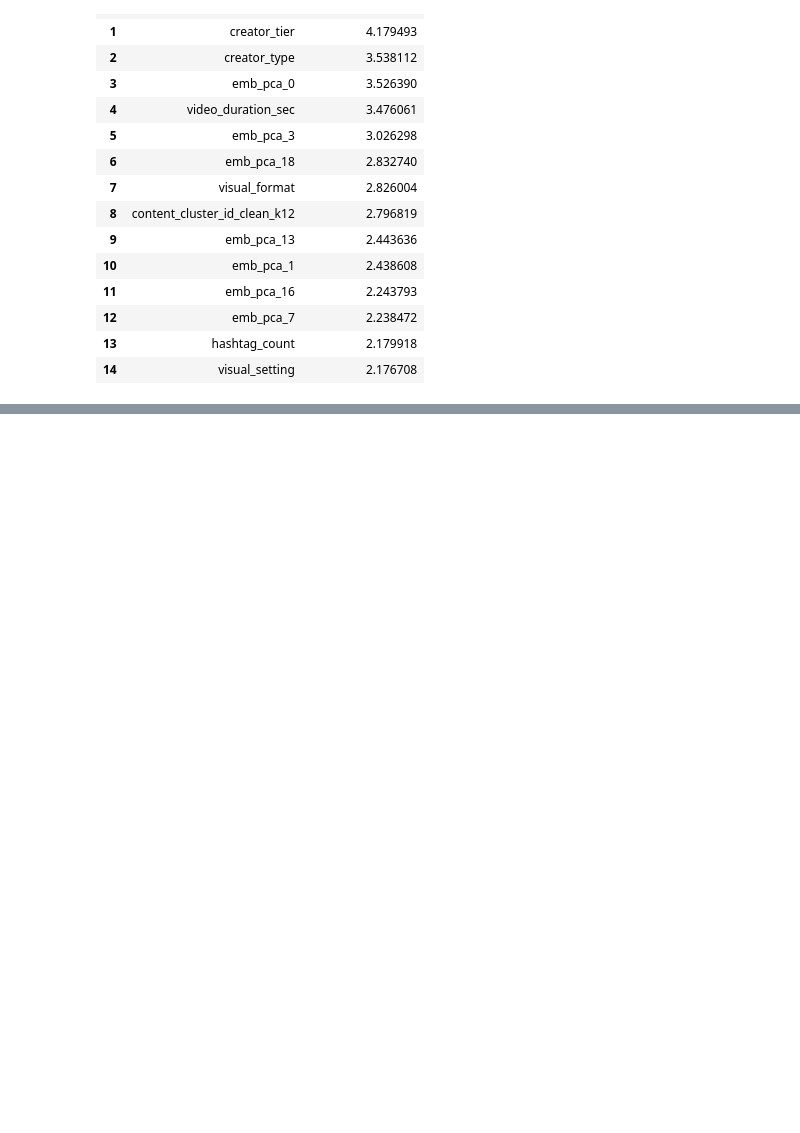
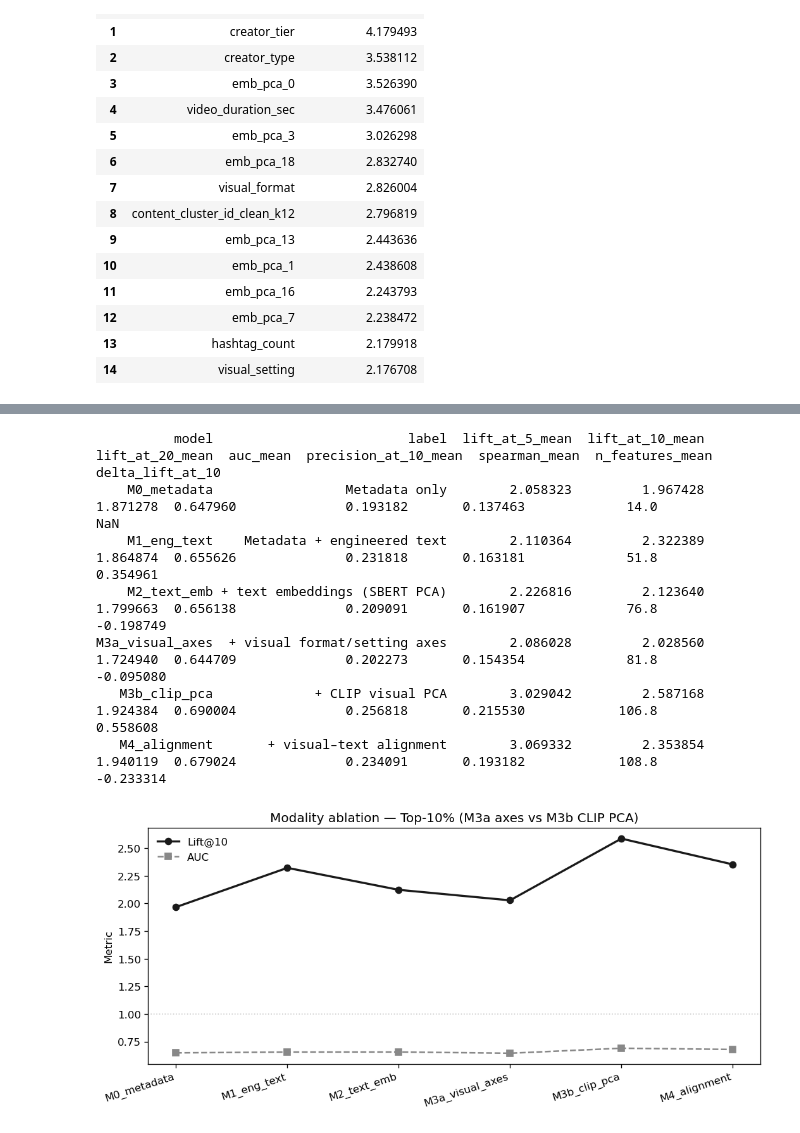
Before and after one commit to Sherry-max33/tiktok-brand-analytics, a Jupyter notebook: notebooks/03_engagement_modeling.ipynb, the cells around one changed output, grey strips where cells are left out. Saved outputs shown, nothing was run; the diff lists cells and outputs as text; code cells hidden in the pictures; blank space fills up the shorter version.

```diff
--- a/notebooks/03_engagement_modeling.ipynb
+++ b/notebooks/03_engagement_modeling.ipynb
@@ -256,0 +514,16 @@ if cv[BEST].importances is not None:
+# %%
+from tiktok_brand.analysis.modeling import compare_modality_ablation
+
+modality_ablate = compare_modality_ablation(
+    data, top_q=0.10, n_splits=5, pca_dims=24, iterations=180,
+)
+display(modality_ablate)
+# %% [output]
+          model                         label  lift_at_5_mean  lift_at_10_mean  lift_at_20_mean  auc_mean  precision_at_10_mean  spearman_mean  n_features_mean  delta_lift_at_10
+    M0_metadata                 Metadata only        2.058323         1.967428         1.871278  0.647960              0.193182       0.137463             14.0               NaN
+    M1_eng_text    Metadata + engineered text        2.110364         2.322389         1.864874  0.655626              0.231818       0.163181             51.8          0.354961
+    M2_text_emb + text embeddings (SBERT PCA)        2.226816         2.123640         1.799663  0.656138              0.209091       0.161907             76.8         -0.198749
+M3a_visual_axes  + visual format/setting axes        2.086028         2.028560         1.724940  0.644709              0.202273       0.154354             81.8         -0.095080
+   M3b_clip_pca             + CLIP visual PCA        3.029042         2.587168         1.924384  0.690004              0.256818       0.215530            106.8          0.558608
+   M4_alignment       + visual–text alignment        3.069332         2.353854         1.940119  0.679024              0.234091       0.193182            108.8         -0.233314
+[figure, added]
```
Also changed, not shown: parts of 32 cells of this notebook, 12 other files.
